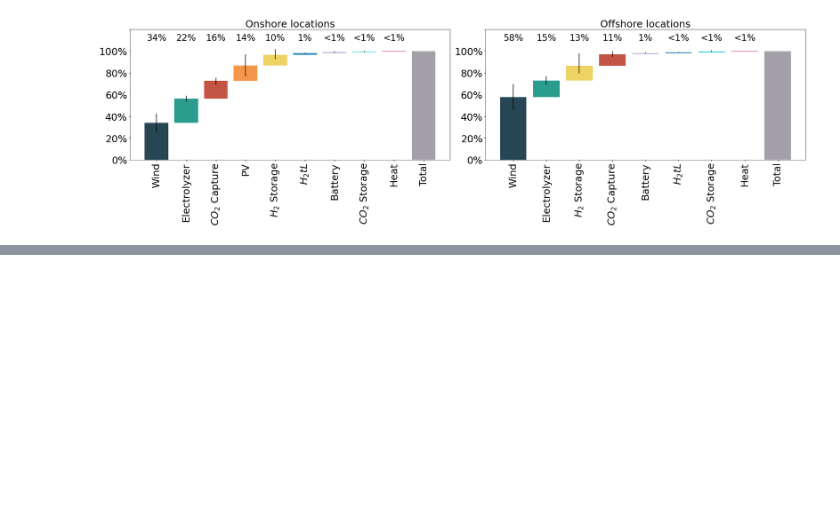
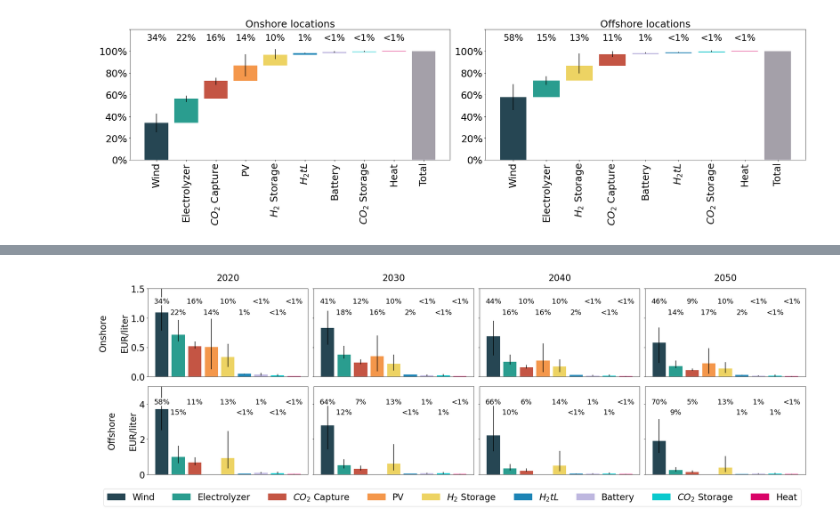
Before and after one commit to kwdseymour/EuroSAFs, a Jupyter notebook: scripts/analysis/SI_figures.ipynb, the cells around one changed output, grey strips where cells are left out. Cells and saved outputs as stored; diff of their text form; code cells hidden in the pictures; blank space fills up the shorter version.

```diff
--- a/scripts/analysis/SI_figures.ipynb
+++ b/scripts/analysis/SI_figures.ipynb
@@ -298,0 +459,76 @@ plt.savefig('../../gfx/cost_share.png', bbox_inches='tight', dpi=400)
+# %%
+npv_cols = ['wind_NPV', 'electrolyzer_NPV', 'CO2_NPV', 'PV_NPV', 'H2stor_NPV', 'H2tL_NPV', 'battery_NPV', 'CO2stor_NPV', 'heat_NPV']#, 'verify_NPV']
+colors = ['#264653','#2A9D8F','#C45544','#F4974B','#EDD363','#1D84B5','#BEB7DF','#0BC9CD','#D90368','#A4A0A9']
+colormap = {x:colors[i] for i,x in enumerate(onshore_npv_cols)}
+
+col_name_map = {
+    'wind_NPV':'Wind',
+    'electrolyzer_NPV':'Electrolyzer',
+    'CO2_NPV':'$CO_{2}$ Capture',
+    'PV_NPV':'PV',
+    'H2stor_NPV':'$H_{2}$ Storage',
+    'H2tL_NPV':'$H_{2}tL$',
+    'battery_NPV':'Battery',
+    'CO2stor_NPV':'$CO_{2}$ Storage',
+    'heat_NPV':'Heat',
+    'verify_NPV':'Total'
+}
+
+fig,axes = plt.subplots(ncols=4, nrows=2, figsize=(25,7.5))
+fontsize = 22.5
+
+for i,shore_designation in enumerate(['onshore','offshore']):
+    for j,(year,costs_df) in enumerate(costs_dict.items()):
+        costs_slice = costs_df.loc[costs_df['shore_designation']==shore_designation,npv_cols]
+        costs_slice = levelize_npv(costs_slice)
+        costs_slice = costs_slice.describe(percentiles=[0.05,0.5,0.95]).T #* 100
+
+
+        yerr1 = costs_slice['mean'] - costs_slice['5%']
+        yerr2 = costs_slice['95%'] - costs_slice['mean']
+        axes[i,j].bar(costs_slice.index.map(col_name_map), costs_slice['mean'], yerr=[yerr1,yerr2], color=costs_slice.index.map(colormap))
+#         axes[i,j].bar(costs_cumsum_mask.index.map(col_name_map), costs_cumsum_mask['mean'], color='white')
+        for tick in axes[i,j].get_xticklabels():
+            tick.set_rotation(90)
+
+
+        npv_share = costs_df.loc[costs_df['shore_designation']==shore_designation,npv_cols].copy()
+        total_npvs = npv_share.sum(axis=1)
+        for col in npv_share.columns:
+            npv_share[col] = npv_share[col]/total_npvs
+        npv_share = npv_share.describe(percentiles=[0.05,0.5,0.95]).T * 100
+
+        for k,(component,comp_share) in enumerate(npv_share['mean'].items()):
+            if shore_designation=='offshore' and component=='PV_NPV':
+                text = ''
+            elif comp_share<1:
+                text = '<1%'
+            else:
+                text = f'{comp_share:.0f}%'
+            height_ratio = 1 - 0.15*int(k%2!=0)
+            height = [1.25,4][i]*height_ratio
+            axes[i,j].annotate(text, (k,height), fontsize=fontsize*.8, ha='center', bbox=dict(facecolor='white', edgecolor='none', pad=1))
+
+#         axes[i,j].yaxis.set_ticks(axes[i,j].get_yticks()) # This line is only intended to supress a warning resulting from the following
+#         new_ticks = [f'{x:.1f}' for x in axes[i,j].get_yticks()]
+#         axes[i,j].set_yticklabels(new_ticks)
+
+        axes[i,j].tick_params(labelsize=fontsize, bottom=False)
+        axes[i,j].set_ylim(0,[1.5,5][i])
+        axes[i,j].set_xticklabels([])
+        if j>0:
+            axes[i,j].set_yticklabels([])
+        if i==0:
+            axes[i,j].set_title(year, fontsize=fontsize, pad=20)
+#         break
+#     break
+
+labels = [col_name_map[col] for col in npv_cols]
+handles = [plt.Rectangle((0,0),1,1, color=color) for color in colors]
+fig.legend(handles, labels, bbox_to_anchor=(0.5,0), loc='upper center', ncol=len(npv_cols), fontsize=fontsize)
+axes[0,0].set_ylabel('Onshore\n\nEUR/liter', fontsize=fontsize)
+axes[1,0].set_ylabel('Offshore\n\nEUR/liter', fontsize=fontsize)
+plt.tight_layout()
+# costs_cumsum
+# %% [output]
+[figure, added]
```
Also changed, not shown: parts of 9 cells of this notebook.
